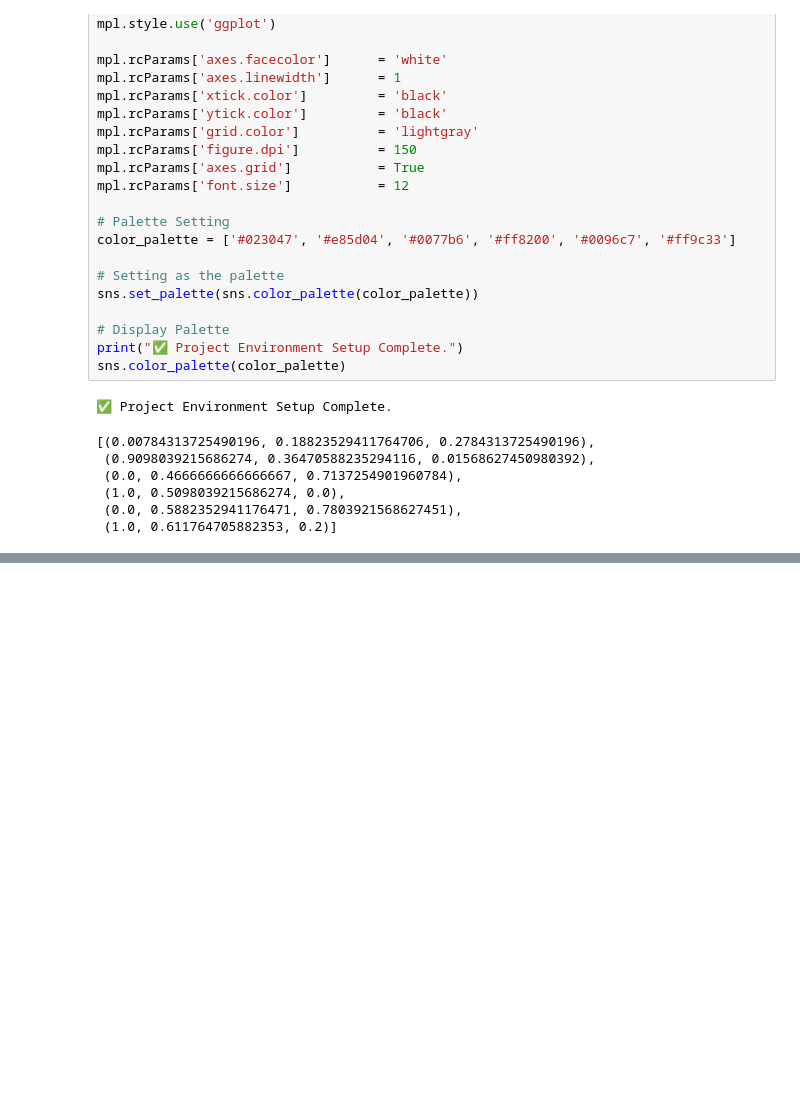
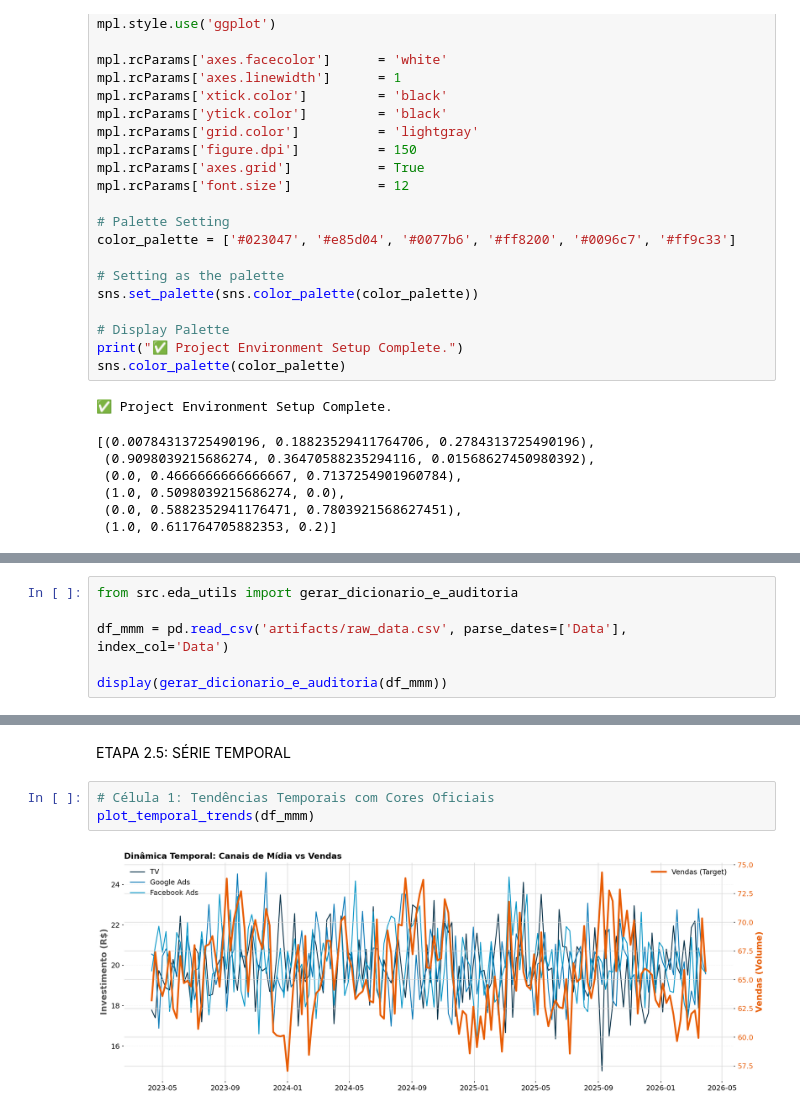
Before and after one commit to EduardoAraujoo/Marketing-Mix-Modeling, a Jupyter notebook: notebooks/EDA.ipynb, the cells around one changed output, grey strips where cells are left out. Cells and saved outputs as stored; diff of their text form; blank space fills up the shorter version.

Commit message:
data Understanding done

```diff
--- a/notebooks/EDA.ipynb
+++ b/notebooks/EDA.ipynb
@@ -150,0 +154,6 @@ Coluna: Fator_Sazonalidade | Tamanho: 156
+# %%
+from src.eda_utils import gerar_dicionario_e_auditoria
+
+df_mmm = pd.read_csv('artifacts/raw_data.csv', parse_dates=['Data'], index_col='Data')
+
+display(gerar_dicionario_e_auditoria(df_mmm))
@@ -150,0 +209,7 @@ Coluna: Fator_Sazonalidade | Tamanho: 156
+# %% [markdown]
+ETAPA 2.5: SÉRIE TEMPORAL
+# %%
+# Célula 1: Tendências Temporais com Cores Oficiais
+plot_temporal_trends(df_mmm)
+# %% [output]
+[figure, added]
```
Also changed, not shown: parts of 19 cells of this notebook, 12 other files.
